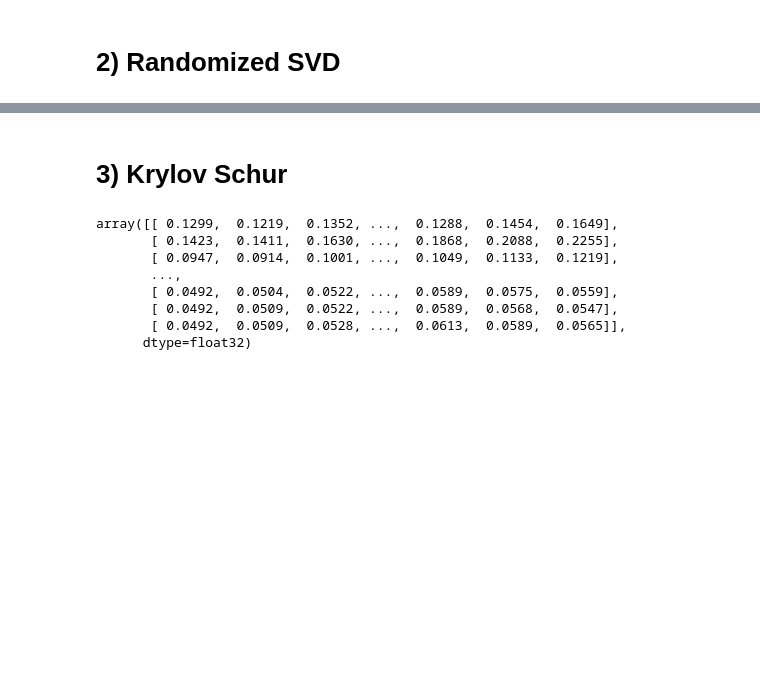
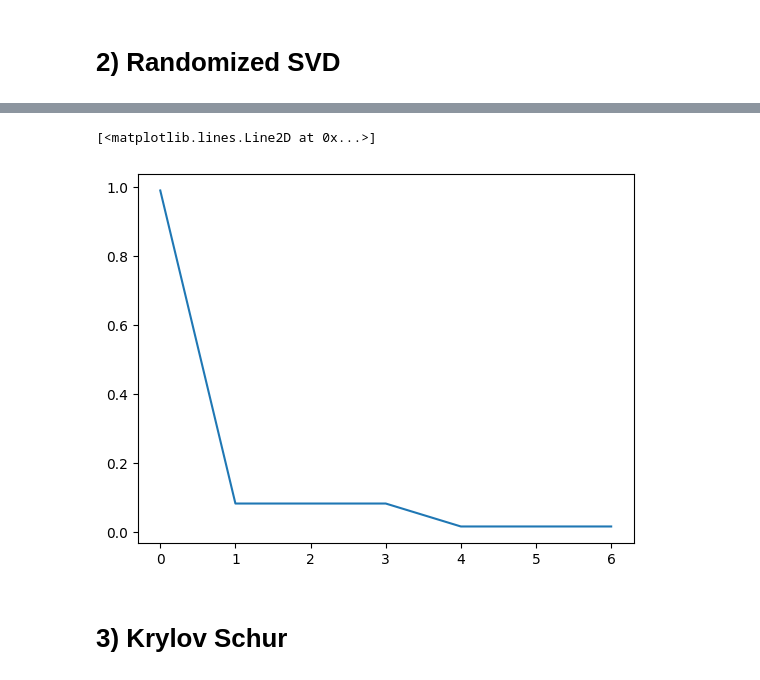
Before and after one commit to ChamuV/Krylov_Shur_Decomposition, a Jupyter notebook: test_krylov_schur_compression.ipynb, the cells around one changed output, grey strips where cells are left out. Cells and saved outputs as stored; diff of their text form; code cells hidden in the pictures; blank space fills up the shorter version.

```diff
--- a/test_krylov_schur_compression.ipynb
+++ b/test_krylov_schur_compression.ipynb
@@ -179,14 +183,10 @@ plt.plot(s)
+# %%
+rel_s = s/np.linalg.norm(s)
+# %%
+plt.plot(rel_s)
+# %% [output]
+[<matplotlib.lines.Line2D at 0x...>]
+[figure, added]
 # %% [markdown]
 # 3) Krylov Schur
-# %%
-se2tc.T
-# %% [output]
-array([[ 0.1299,  0.1219,  0.1352, ...,  0.1288,  0.1454,  0.1649],
-       [ 0.1423,  0.1411,  0.1630, ...,  0.1868,  0.2088,  0.2255],
-       [ 0.0947,  0.0914,  0.1001, ...,  0.1049,  0.1133,  0.1219],
-       ...,
-       [ 0.0492,  0.0504,  0.0522, ...,  0.0589,  0.0575,  0.0559],
-       [ 0.0492,  0.0509,  0.0522, ...,  0.0589,  0.0568,  0.0547],
-       [ 0.0492,  0.0509,  0.0528, ...,  0.0613,  0.0589,  0.0565]],
-      dtype=float32)
 # %%
```
Also changed, not shown: parts of 20 cells of this notebook, 1 other file.
